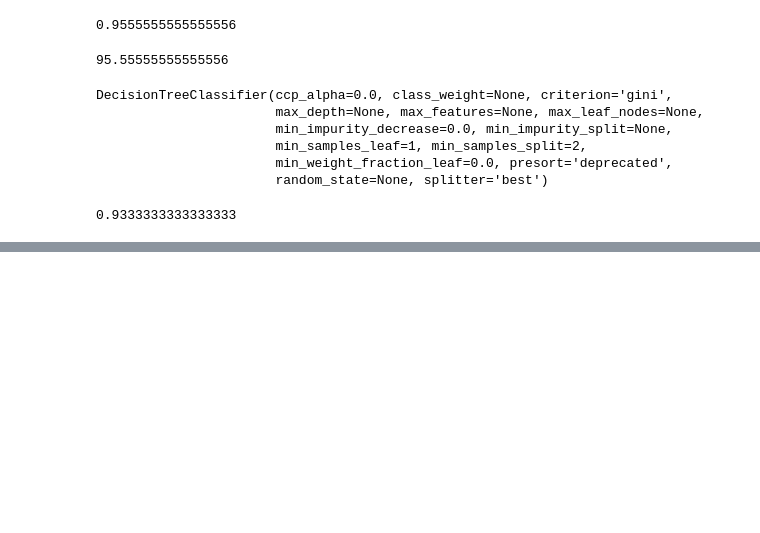
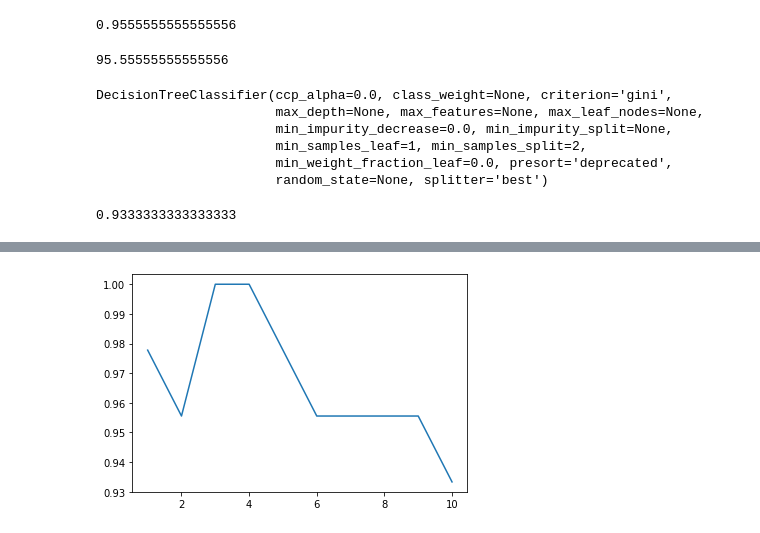
Before and after one commit to AlimamHu/Iris-Flowers-Classification-ML-Project, a Jupyter notebook: iris_flowes_classification_.ipynb, the cells around one changed output, grey strips where cells are left out. Drawn from its saved outputs; the diff is of its cells as text; code cells hidden in the pictures; blank space fills up the shorter version.

Commit message:
accuressy graph

```diff
--- a/iris_flowes_classification_.ipynb
+++ b/iris_flowes_classification_.ipynb
@@ -339,0 +342,8 @@ metrics.accuracy_score(pred_dec,ytest)
+# %%
+a_index=list(range(1,11))
+a_serise=pd.Series()
+for i in range(1,11):
+    model6=KNeighborsClassifier(n_neighbors=i)
+    model6.fit(xtrain,ytrain)
+    pred_knn=model6.predict(xtest)
+    a_serise= a_serise.append(pd.Series(metrics.accuracy_score(pred_knn,ytest)))
@@ -339,0 +364,5 @@ metrics.accuracy_score(pred_dec,ytest)
+# %%
+plt.plot(a_index,a_serise,)
+plt.show()
+# %% [output]
+[figure, added]
```
Also changed, not shown: parts of 2 cells of this notebook.
